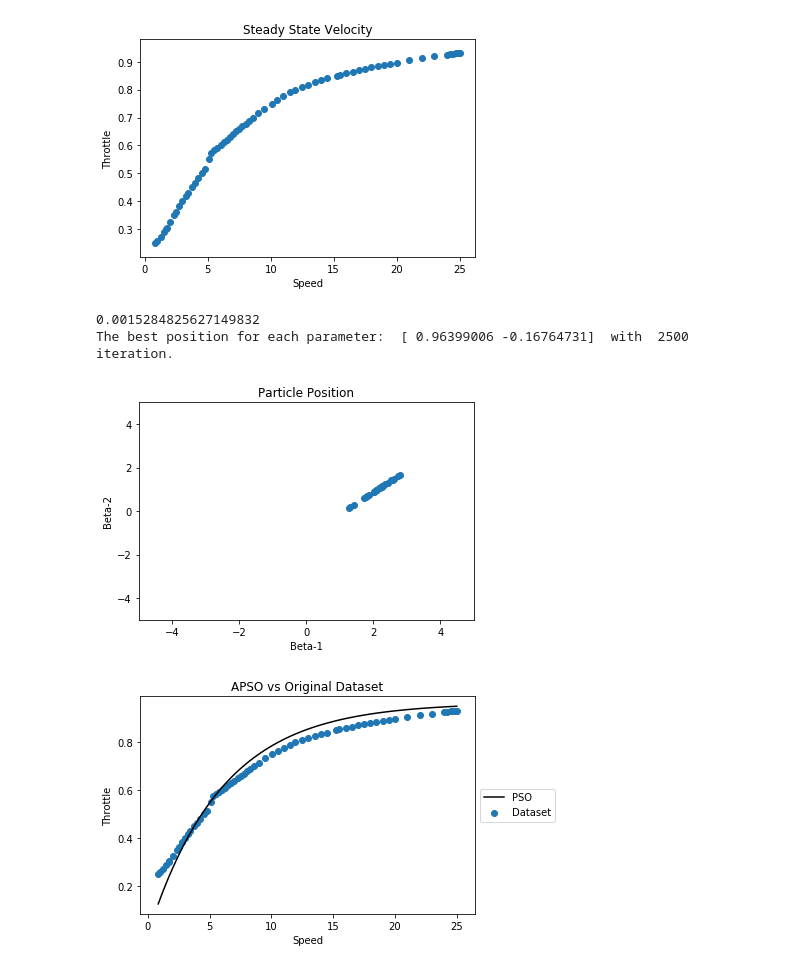
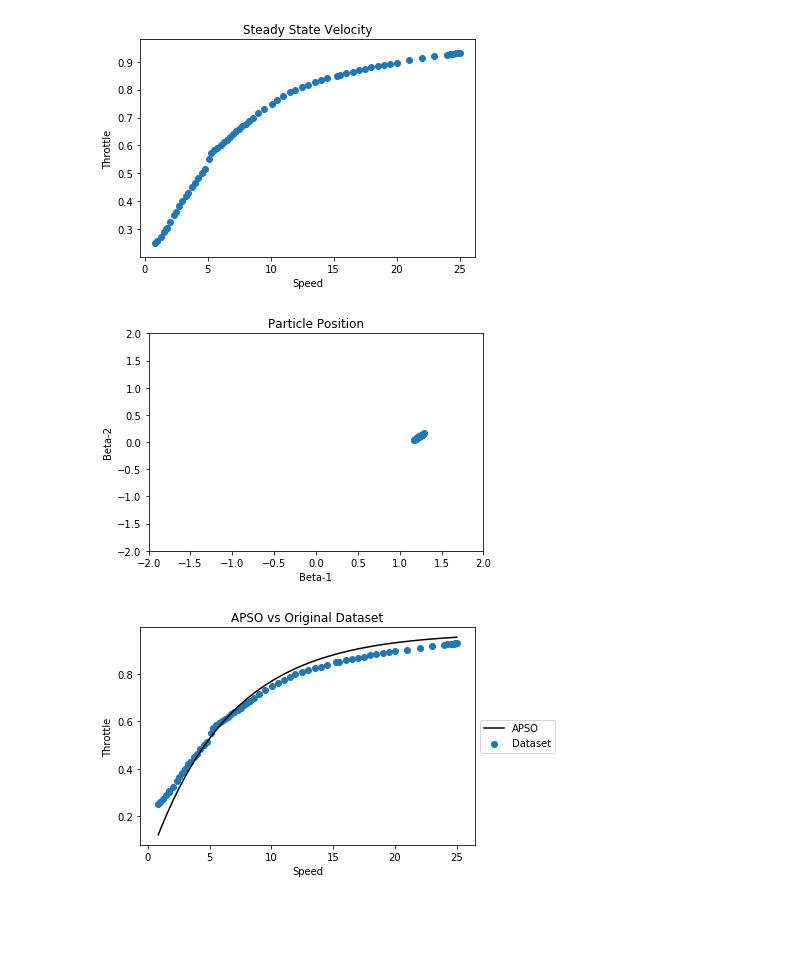
Before and after one commit to Vermillord/KP_Codes, a Jupyter notebook: KP_Notes.ipynb, the cells around one changed output. Drawn from its saved outputs; the diff is of its cells as text; code cells hidden in the pictures; blank space fills up the shorter version.

```diff
--- a/KP_Notes.ipynb
+++ b/KP_Notes.ipynb
@@ -1022,23 +1022,22 @@ def cost(c_func, beta):
     else:
         return np.mean(err**2)
 # %%
-def APSO(func, n_param, particles, rng, iterate_max):
+def APSO(func, costf, n_param, particles, rng, iterate_max):
     # Define the constants
-    w = 0.5
-    c1 = 0.8
-    c2 = 0.7
+    alpha = 0.5
+    beta = 0.6
+    gamma = 0.7
     iterate = 0
 
     # Setup the initial conditions for position and velocity arrays
     ppos_vector = np.random.uniform(-rng, rng, (particles, n_param))
     gbest_pos = np.zeros(n_param)
     gfit_value = 1e100
-    pvel_vector = np.zeros((particles, n_param))
 
     # First loop for assigning the fitness value using the cost function
     for i in range(particles):
         # Check the position of individual and group value using the evaluation function
-        cost_func = cost(func, ppos_vector[i])
+        cost_func = costf(func, ppos_vector[i])
 
         # Update the global value using the cost functions
         if(gfit_value > cost_func):
@@ -1049,11 +1048,13 @@ def APSO(func, n_param, particles, rng, iterate_max):
     # Second loop for implementing the PSO Algorithm
     while (iterate < iterate_max):
         for i in range(particles):
+            # Update the alpha value
+            alpha = alpha*gamma**iterate
+
             # Update the velocity and position vector
-            pvel_vector[i] = w*pvel_vector[i] + c1*random.random() + c2*random.random()*(gbest_pos-ppos_vector[i])
-            ppos_vector[i] = pvel_vector[i] + ppos_vector[i]
+            ppos_vector[i] = (1-beta)*ppos_vector[i] + alpha*np.random.normal(0.5,0.1) + beta*gbest_pos
 
-            cost_func = cost(func, ppos_vector[i])
+            cost_func = costf(func, ppos_vector[i])
 
             # Update the global value using the cost functions
             if(gfit_value > cost_func):
@@ -1062,31 +1063,26 @@ def APSO(func, n_param, particles, rng, iterate_max):
 
         iterate = iterate+1
 
-    print(cost(func, gbest_pos))
-    print("The best position for each parameter: ", gbest_pos, " with ", iterate, " iteration.")
     return ppos_vector, gbest_pos
 # %%
-pva, gpa = APSO(ev_func, 2, 25, 1, 2500)
+pva, gpa = APSO(ev_func, cost, 2, 25, 1, 2500)
-# %% [output]
-0.0015284825627149832
-The best position for each parameter:  [ 0.96399006 -0.16764731]  with  2500  iteration.
 # %%
 plt.title("Particle Position")
 plt.xlabel("Beta-1")
-plt.xlim(-5,5)
+plt.xlim(-2,2)
 plt.ylabel("Beta-2")
-plt.ylim(-5,5)
+plt.ylim(-2,2)
 plt.scatter(pva[:,0], pva[:,1])
 plt.show()
 # %% [output]
-[figure, old version]
+[figure, new version]
 # %%
 plt.title('APSO vs Original Dataset')
 plt.xlabel('Speed')
 plt.ylabel('Throttle')
-plt.plot(v0, ev_func(gpa), label='PSO', color='k')
+plt.plot(v0, ev_func(gpa), label='APSO', color='k')
 plt.scatter(v0, u0, label='Dataset')
 plt.legend(loc='center left', bbox_to_anchor=(1, 0.5))
 plt.show()
 # %% [output]
-[figure, old version]
+[figure, new version]
```
Also changed, not shown: parts of 8 cells of this notebook.
